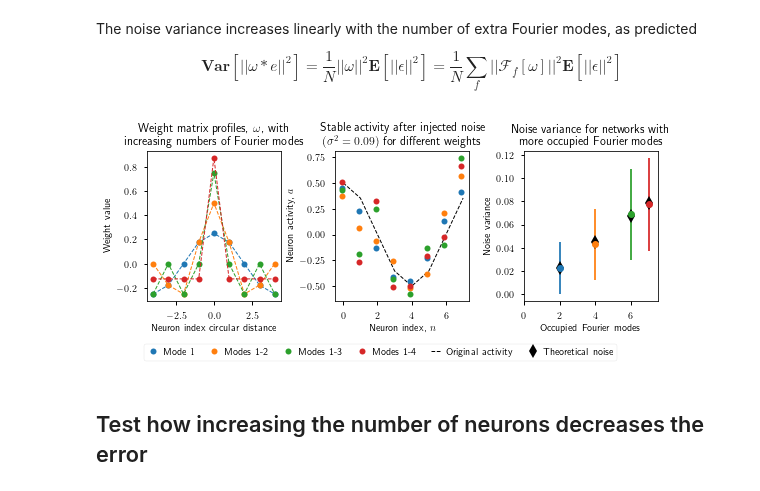
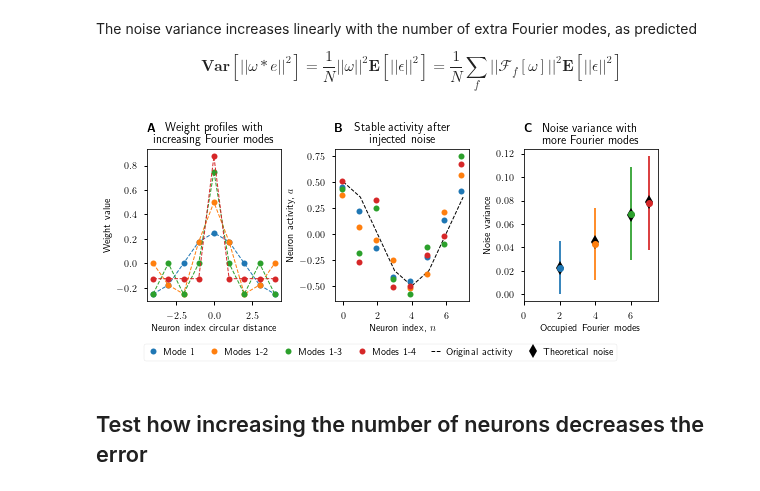
Before and after one commit to Dominic-DallOsto/insect-navigation-sinusoidal-optimality, a Jupyter notebook: sinusoidal noise rejection negative activity.ipynb, the cells around one changed output. Cells and saved outputs as stored; diff of their text form; code cells hidden in the pictures.

```diff
--- a/sinusoidal noise rejection negative activity.ipynb
+++ b/sinusoidal noise rejection negative activity.ipynb
@@ -168,37 +168,40 @@ for final_mode, a_f, W_f in zip(range(1,5), a_fs, W_fs):
 
 axs[0].set_xlabel('Neuron index circular distance')
 axs[0].set_ylabel('Weight value')
-axs[0].set_title('Weight matrix profiles, $\\omega$, with\nincreasing numbers of Fourier modes')
+axs[0].set_title('Weight profiles with\nincreasing Fourier modes')
+axs[0].set_title('$\\textbf{A}$\n', loc='left')
 # axs[0].set_ylim(-0.3,1.5)
 # axs[0].legend()
 
 axs[1].set_xlabel('Neuron index, $n$')
 axs[1].set_ylabel('Neuron activity, $a$')
-axs[1].set_title(f'Stable activity after injected noise\n$(\\sigma^2={noise_var})$ for different weights')
+axs[1].set_title(f'Stable activity after\ninjected noise')
+axs[1].set_title('$\\textbf{B}$\n', loc='left')
 # axs[1].set_ylim(-0.8,2.1)
 # axs[1].legend()
 
 for mode, (fourier_mode, fourier_mode_error, fourier_mode_stddev) in enumerate(zip(fourier_modes, fourier_mode_errors, fourier_mode_stddevs)):
 	axs[2].errorbar(fourier_mode, fourier_mode_error, fourier_mode_stddev, fmt='o', label=f'Modes 1-{mode+1}' if mode > 0 else 'Mode $1$')
 axs[2].plot(fourier_modes, noise_var/N*np.array(fourier_modes), 'kd', markersize=10, label='Theoretical noise')
 axs[2].set_xlabel('Occupied Fourier modes')
 axs[2].set_ylabel('Noise variance')
-axs[2].set_title(f'Noise variance for networks with\nmore occupied Fourier modes')
+axs[2].set_title(f'Noise variance with\nmore Fourier modes')
+axs[2].set_title('$\\textbf{C}$\n', loc='left')
 axs[2].set_xlim(0,N-0.5)
 # axs[2].set_ylim(-0.01,0.3)
 # axs[2].legend()
 
 ax1_handles, ax1_labels = axs[1].get_legend_handles_labels()
 ax2_handles, ax2_labels = axs[2].get_legend_handles_labels()
 handles = ax1_handles[1:] + [ax1_handles[0], ax2_handles[0]]
 labels = ax1_labels[1:] + [ax1_labels[0], ax2_labels[0]]
 legend = fig.legend(handles, labels, loc='upper center', bbox_to_anchor=(0.5, 0.1), ncol=6, handlelength=1, handletextpad=0.5, columnspacing=1.5)
 bbox = legend.get_window_extent(fig.canvas.get_renderer()).transformed(fig.transFigure.inverted())
 plt.tight_layout(rect=(0, bbox.y1, 1, 1))
 plt.savefig('plots/sinusoidal-noise-rejection-fourier-modes-negative-activity.pdf')
 plt.show()
 # %% [output]
-[figure, old version]
+[figure, new version]
 # %% [markdown]
 ## Test how increasing the number of neurons decreases the error
 # %%
```
Also changed, not shown: 15 other files.
